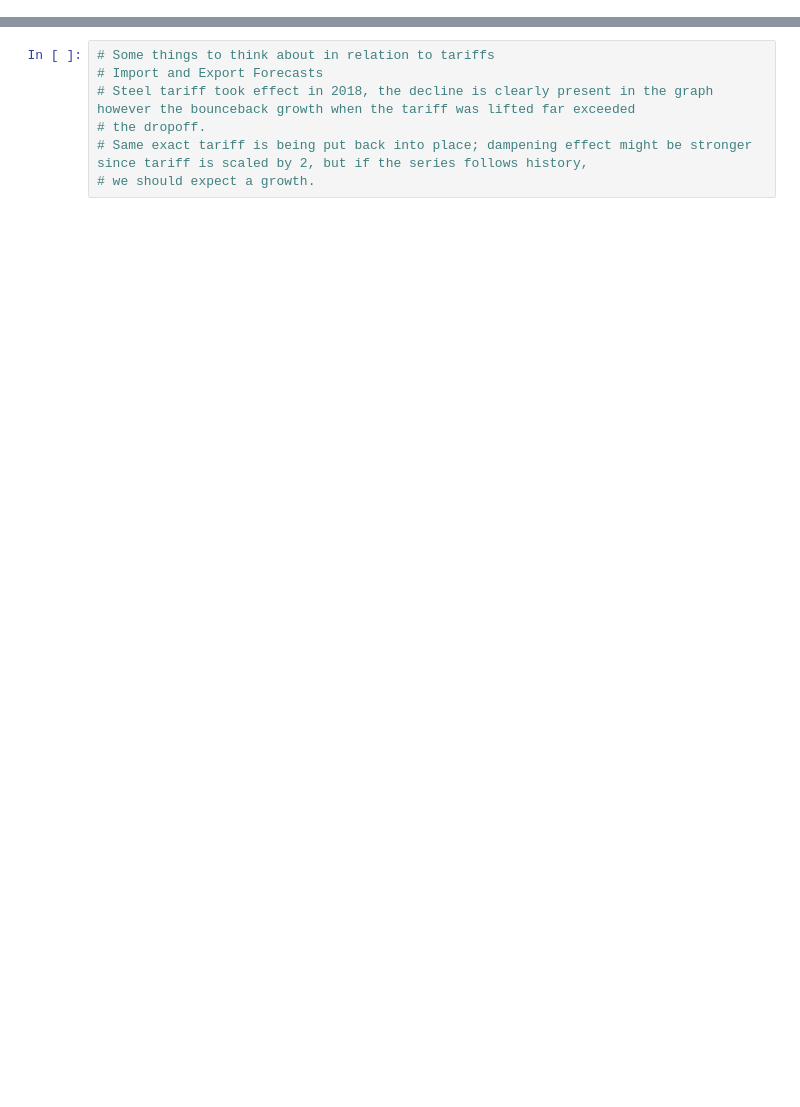
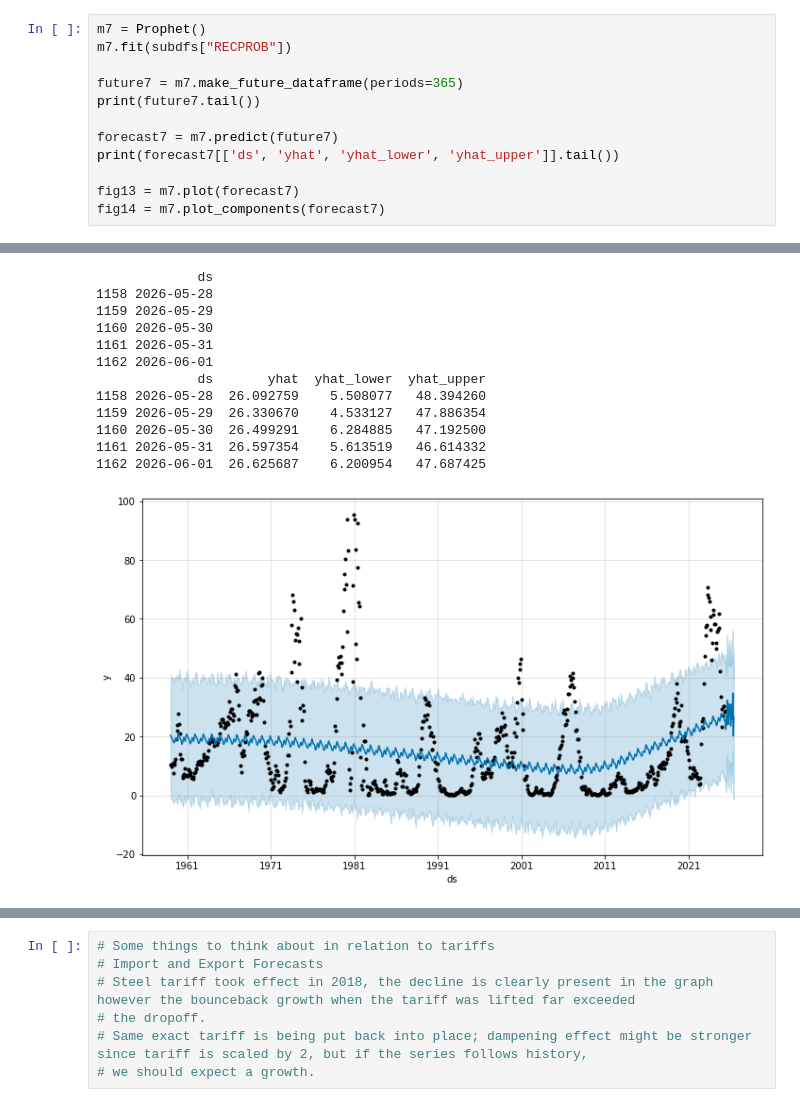
Before and after one commit to ericarmstrong04/VCA, a Jupyter notebook: Relevant Forecasts.ipynb, the cells around one changed output, grey strips where cells are left out. Cells and saved outputs as stored; diff of their text form; blank space fills up the shorter version.

```diff
--- a/Relevant Forecasts.ipynb
+++ b/Relevant Forecasts.ipynb
@@ -160,0 +190,13 @@ fig0 = m5.plot_components(forecast5)
+# %%
+m7 = Prophet()
+m7.fit(subdfs["RECPROB"])
+
+future7 = m7.make_future_dataframe(periods=365)
+print(future7.tail())
+
+forecast7 = m7.predict(future7)
+print(forecast7[['ds', 'yhat', 'yhat_lower', 'yhat_upper']].tail())
+
+fig13 = m7.plot(forecast7)
+fig14 = m7.plot_components(forecast7)
+# %% [output]
@@ -160,0 +205,13 @@ fig0 = m5.plot_components(forecast5)
+             ds
+1158 2026-05-28
+1159 2026-05-29
+1160 2026-05-30
+1161 2026-05-31
+1162 2026-06-01
+             ds       yhat  yhat_lower  yhat_upper
+1158 2026-05-28  26.092759    5.508077   48.394260
+1159 2026-05-29  26.330670    4.533127   47.886354
+1160 2026-05-30  26.499291    6.284885   47.192500
+1161 2026-05-31  26.597354    5.613519   46.614332
+1162 2026-06-01  26.625687    6.200954   47.687425
+[figure, added]
```
Also changed, not shown: parts of 9 cells of this notebook.
